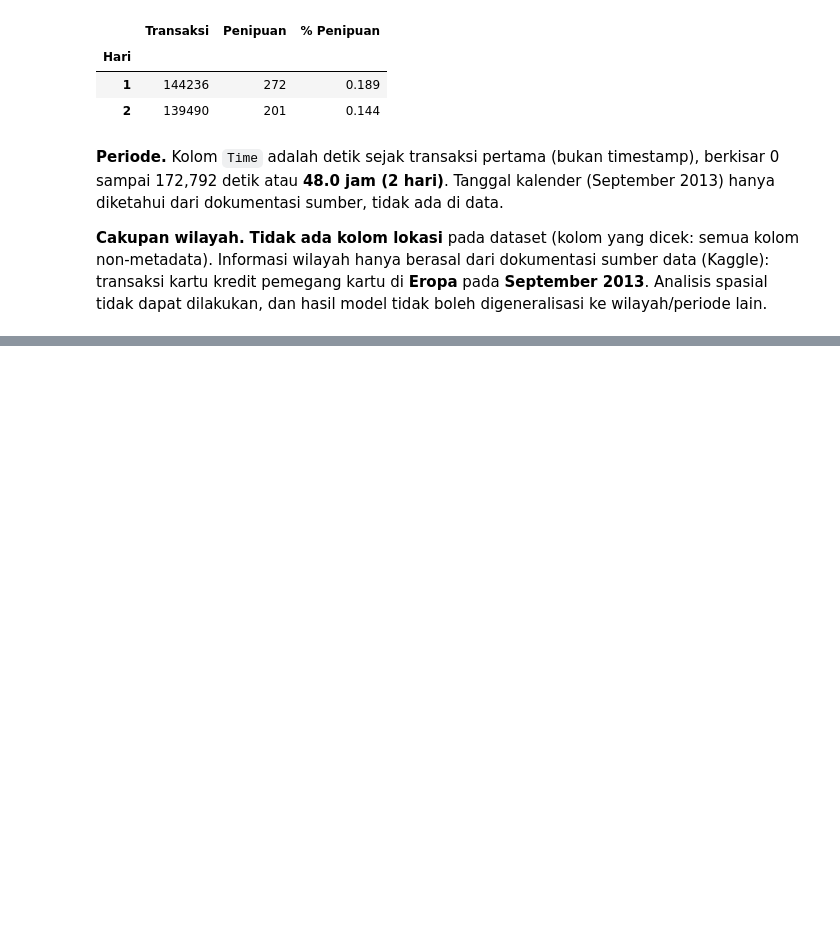
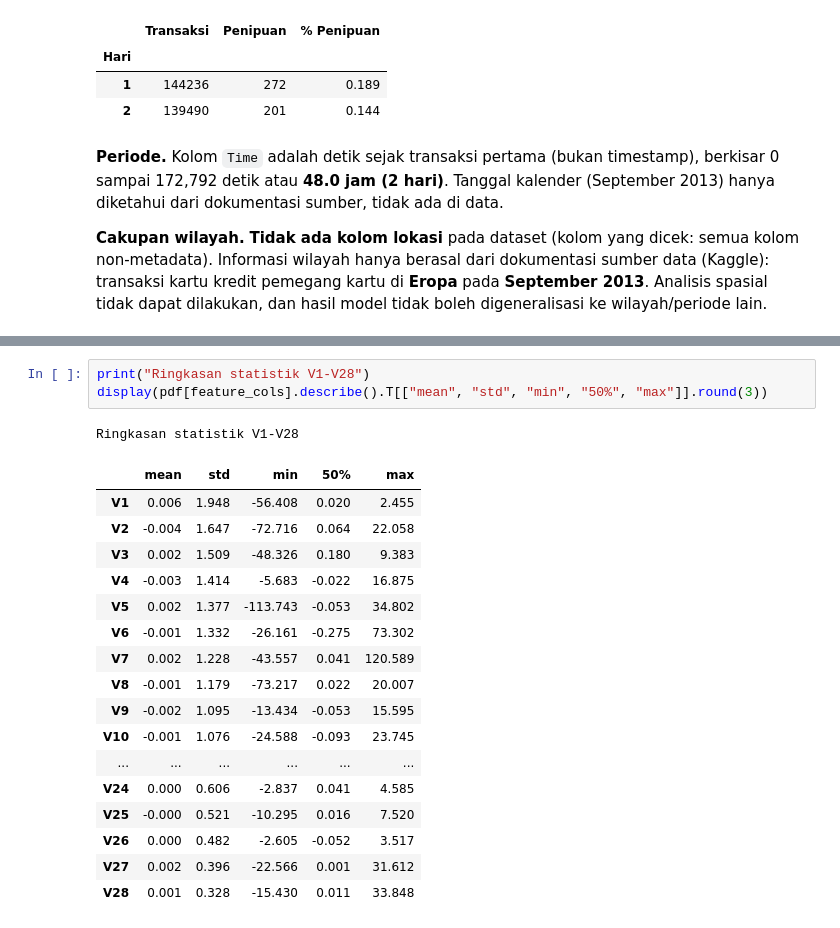
Before and after one commit to 157-Fadina/REPO-KELOMPOK04-MAHADATA, a Jupyter notebook: Kelompok04_Mahadata_M09.ipynb, the cells around one changed output, grey strips where cells are left out. Drawn from its saved outputs; the diff is of its cells as text; blank space fills up the shorter version.

```diff
--- a/Kelompok04_Mahadata_M09.ipynb
+++ b/Kelompok04_Mahadata_M09.ipynb
@@ -406,0 +451,22 @@ atau **48.0 jam (2 hari)**. Tanggal kalender (September 2013) hanya diketahui da
+# %%
+print("Ringkasan statistik V1-V28")
+display(pdf[feature_cols].describe().T[["mean", "std", "min", "50%", "max"]].round(3))
+# %% [output]
+Ringkasan statistik V1-V28
+|  | mean | std | min | 50% | max |
+| V1 | 0.006 | 1.948 | -56.408 | 0.020 | 2.455 |
+| V2 | -0.004 | 1.647 | -72.716 | 0.064 | 22.058 |
+| V3 | 0.002 | 1.509 | -48.326 | 0.180 | 9.383 |
+| V4 | -0.003 | 1.414 | -5.683 | -0.022 | 16.875 |
+| V5 | 0.002 | 1.377 | -113.743 | -0.053 | 34.802 |
+| V6 | -0.001 | 1.332 | -26.161 | -0.275 | 73.302 |
+| V7 | 0.002 | 1.228 | -43.557 | 0.041 | 120.589 |
+| V8 | -0.001 | 1.179 | -73.217 | 0.022 | 20.007 |
+| V9 | -0.002 | 1.095 | -13.434 | -0.053 | 15.595 |
+| V10 | -0.001 | 1.076 | -24.588 | -0.093 | 23.745 |
+| ... | ... | ... | ... | ... | ... |
+| V24 | 0.000 | 0.606 | -2.837 | 0.041 | 4.585 |
+| V25 | -0.000 | 0.521 | -10.295 | 0.016 | 7.520 |
+| V26 | 0.000 | 0.482 | -2.605 | -0.052 | 3.517 |
+| V27 | 0.002 | 0.396 | -22.566 | 0.001 | 31.612 |
+| V28 | 0.001 | 0.328 | -15.430 | 0.011 | 33.848 |
```
Also changed, not shown: parts of 6 cells of this notebook.
